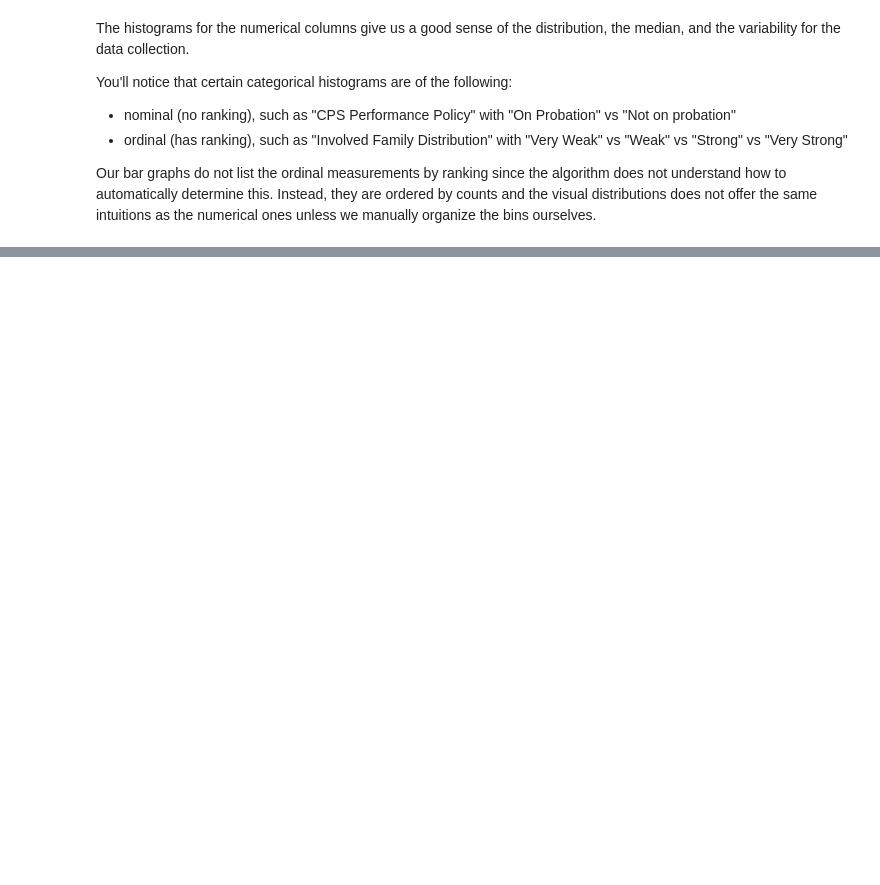
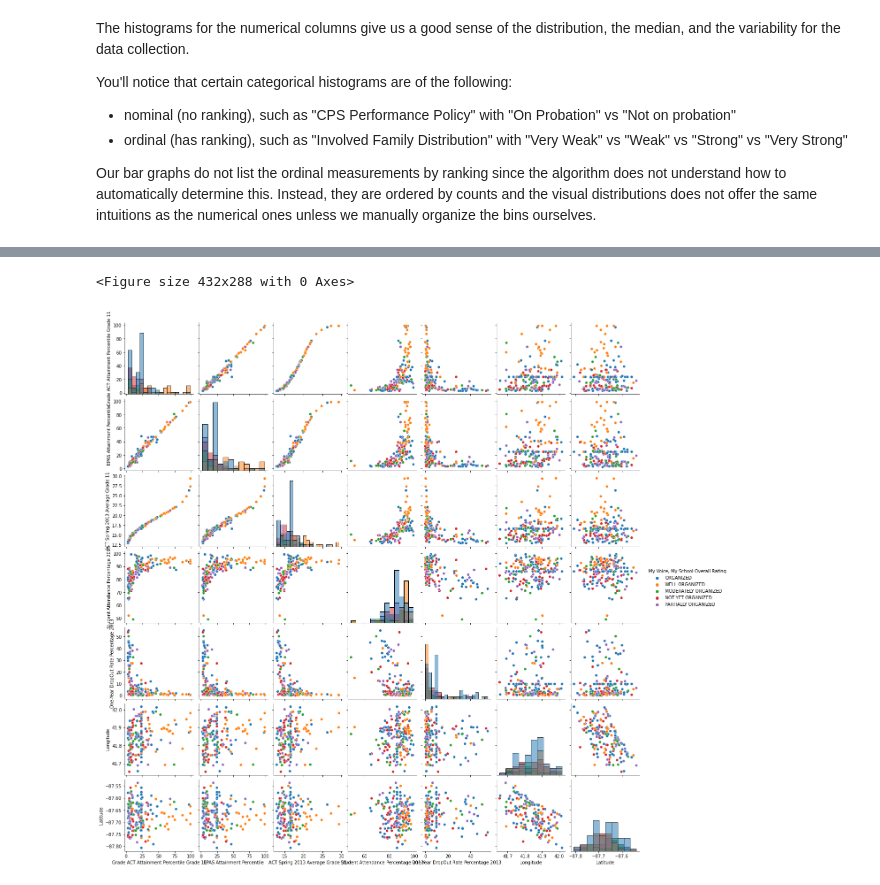
Before and after one commit to QPham-H/Kaggle_Datasets, a Jupyter notebook: Jupyter_Notebooks/CPS_Analysis/CPS Data Analysis and Data Visualization.ipynb, the cells around one changed output, grey strips where cells are left out. Drawn from its saved outputs; the diff is of its cells as text; code cells hidden in the pictures; blank space fills up the shorter version.

```diff
--- a/Jupyter_Notebooks/CPS_Analysis/CPS Data Analysis and Data Visualization.ipynb
+++ b/Jupyter_Notebooks/CPS_Analysis/CPS Data Analysis and Data Visualization.ipynb
@@ -479,56 +510,34 @@ corr_heatmap(df)
 # %%
 # Stacked histograms over a certain category
-def multi_hist(x):
+def pairplot(attr):
     """
-    Create a series of histograms across category x
+    Create a pairplot across category x
 
     Parameters:
-        x = categorical column
+        attr = categorical column
     Return:
-        Series of histograms
+        Grid of plots
     """
 
+    var = ["Grade ACT Attainment Percentile Grade 11",
+          "EPAS Attainment Percentile",
+          'ACT Spring 2013 Average Grade 11',
+          'Student Attendance Percentage 2013',
+          'One-Year DropOut Rate Percentage 2013',
+          'Longitude',
+          'Latitude'
+          ]
+
     plt.figure()
-    sns.histplot(
-        df,
-        x='Student Response Rate',
-        hue=x,
-        stat='percent',
-        element='poly'
+    sns.pairplot(
+        data = df,
+        x_vars=var,
+        y_vars=var,
+        hue=attr,
+        diag_kind='hist'
     )
 
-    plt.figure()
-    sns.histplot(
-        df,
-        x='EPAS Attainment Percentile',
-        hue=x,
-        stat='percent',
-        element='poly'
-    )
-
-    plt.figure()
-    sns.histplot(
-        df,
-        x='ACT Spring 2013 Average Grade 11',
-        hue=x,
-        stat='percent',
-        element='poly'
-    )
-
-    plt.figure()
-    sns.histplot(
-        df,
-        x='Student Attendance Percentage 2013',
-        hue=x,
-        stat='percent',
-        element='poly'
-    )
-
-    plt.figure()
-    sns.histplot(
-        df,
-        x='One-Year DropOut Rate Percentage 2013',
-        hue=x,
-        stat='percent',
-        element='poly'
-    )
+pairplot('My Voice, My School Overall Rating')
+# %% [output]
+<Figure size 432x288 with 0 Axes>
+[figure, added]
```
Also changed, not shown: parts of 12 cells of this notebook.
